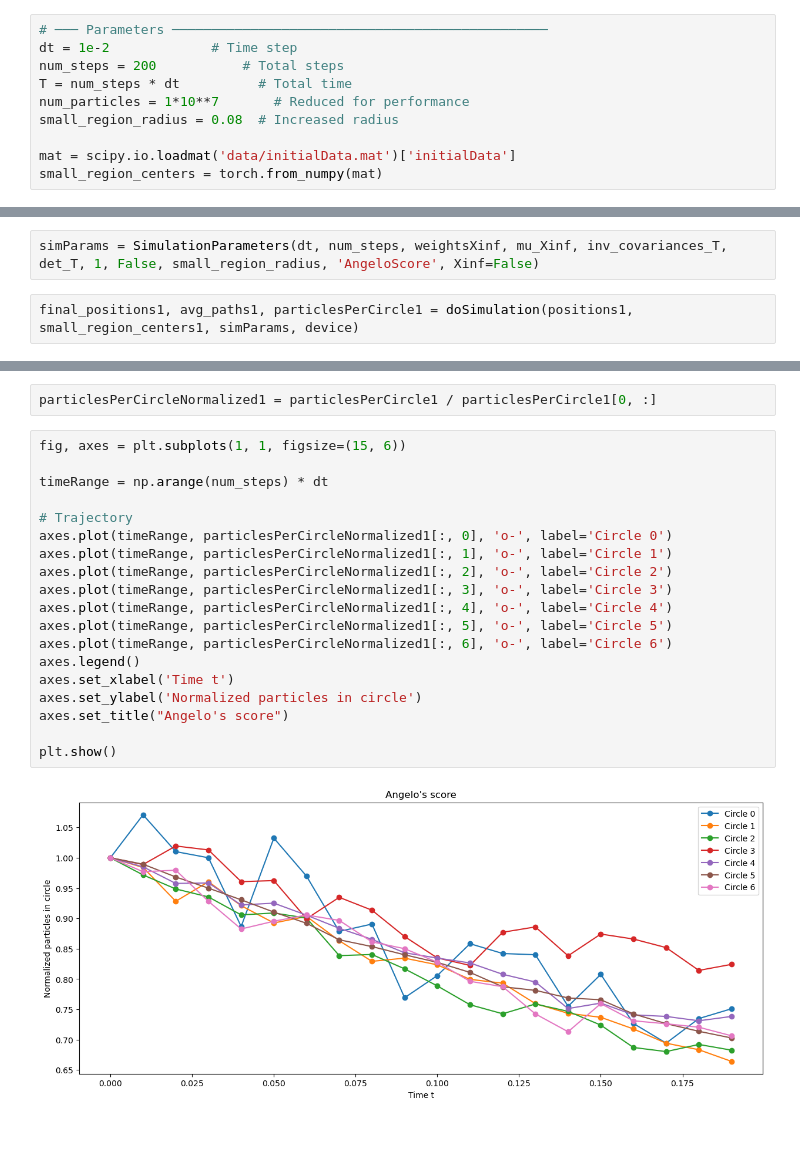
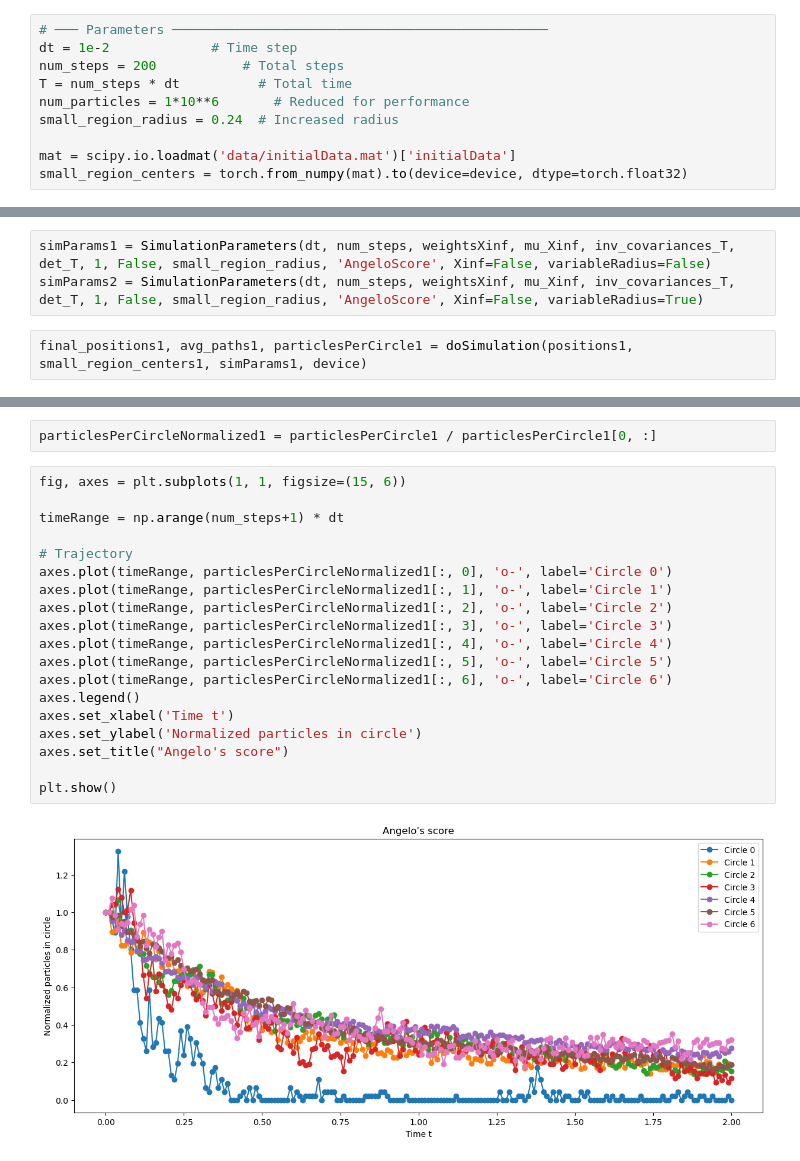
Before and after one commit to KlaasWillems/MLSPointSetRegistration, a Jupyter notebook: python/simulations/GaussianDiffusion/GaussianDiffusion.ipynb, the cells around one changed output, grey strips where cells are left out. Saved outputs shown, nothing was run; the diff lists cells and outputs as text; blank space fills up the shorter version.

```diff
--- a/python/simulations/GaussianDiffusion/GaussianDiffusion.ipynb
+++ b/python/simulations/GaussianDiffusion/GaussianDiffusion.ipynb
@@ -17,11 +17,11 @@ Using device: cpu
 dt = 1e-2             # Time step
 num_steps = 200           # Total steps
 T = num_steps * dt          # Total time
-num_particles = 1*10**7       # Reduced for performance
-small_region_radius = 0.08  # Increased radius
+num_particles = 1*10**6       # Reduced for performance
+small_region_radius = 0.24  # Increased radius
 
 mat = scipy.io.loadmat('data/initialData.mat')['initialData']
-small_region_centers = torch.from_numpy(mat)
+small_region_centers = torch.from_numpy(mat).to(device=device, dtype=torch.float32)
 # %%
 # ─── GMM for X0 (initial distribution) ─────────────────────────
 std0 = math.sqrt(1.0)
@@ -73,7 +75,8 @@ Number of particles in small region: 2150
 # %%
-simParams = SimulationParameters(dt, num_steps, weightsXinf, mu_Xinf, inv_covariances_T, det_T, 1, False, small_region_radius, 'AngeloScore', Xinf=False)
+simParams1 = SimulationParameters(dt, num_steps, weightsXinf, mu_Xinf, inv_covariances_T, det_T, 1, False, small_region_radius, 'AngeloScore', Xinf=False, variableRadius=False)
+simParams2 = SimulationParameters(dt, num_steps, weightsXinf, mu_Xinf, inv_covariances_T, det_T, 1, False, small_region_radius, 'AngeloScore', Xinf=False, variableRadius=True)
 # %%
-final_positions1, avg_paths1, particlesPerCircle1 = doSimulation(positions1, small_region_centers1, simParams, device)
+final_positions1, avg_paths1, particlesPerCircle1 = doSimulation(positions1, small_region_centers1, simParams1, device)
 # %% [output]
 Angelo's algorithm is running...
 t = 0.0000  |  Max drift: 0.0000  |  Mean drift: 0.0000
@@ -109,21 +130,21 @@ particlesPerCircleNormalized1 = particlesPerCircle1 / particlesPerCircle1[0, :]
 # %%
 fig, axes = plt.subplots(1, 1, figsize=(15, 6))
 
-timeRange = np.arange(num_steps) * dt
+timeRange = np.arange(num_steps+1) * dt
 
 # Trajectory
 axes.plot(timeRange, particlesPerCircleNormalized1[:, 0], 'o-', label='Circle 0')
 axes.plot(timeRange, particlesPerCircleNormalized1[:, 1], 'o-', label='Circle 1')
 axes.plot(timeRange, particlesPerCircleNormalized1[:, 2], 'o-', label='Circle 2')
 axes.plot(timeRange, particlesPerCircleNormalized1[:, 3], 'o-', label='Circle 3')
 axes.plot(timeRange, particlesPerCircleNormalized1[:, 4], 'o-', label='Circle 4')
 axes.plot(timeRange, particlesPerCircleNormalized1[:, 5], 'o-', label='Circle 5')
 axes.plot(timeRange, particlesPerCircleNormalized1[:, 6], 'o-', label='Circle 6')
 axes.legend()
 axes.set_xlabel('Time t')
 axes.set_ylabel('Normalized particles in circle')
 axes.set_title("Angelo's score")
 
 plt.show()
 # %% [output]
-[figure, old version]
+[figure, new version]
```
Also changed, not shown: parts of 4 cells of this notebook, 4 other files.
